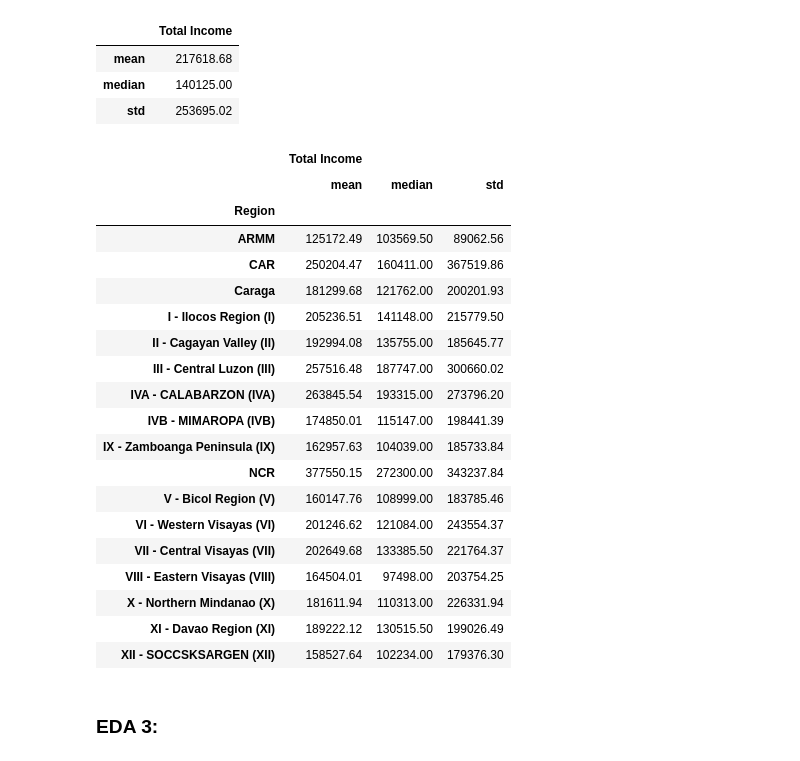
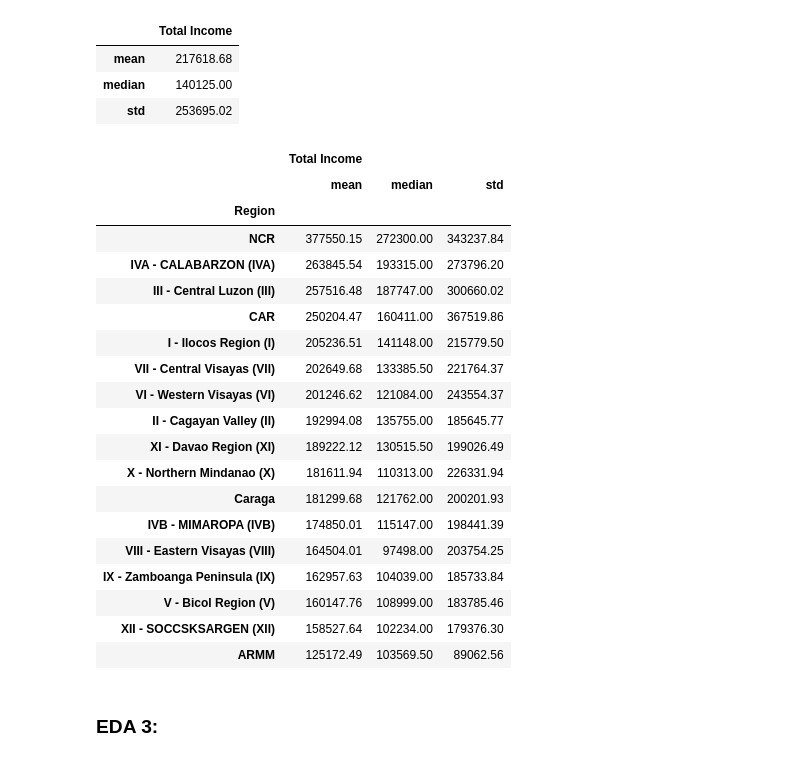
Before and after one commit to definitelyliz/CSMODEL-Phase-1, a Jupyter notebook: CSMODEL Phase 1.ipynb, the cells around one changed output. Saved outputs shown, nothing was run; the diff lists cells and outputs as text; code cells hidden in the pictures.

```diff
--- a/CSMODEL Phase 1.ipynb
+++ b/CSMODEL Phase 1.ipynb
@@ -618,28 +618,27 @@ income_new_df
 # %%
 income_per_region = newDf.groupby('Region').agg({'Total Income': ['mean', 'median', 'std']})
 income_per_region.sort_values(('Total Income', 'mean'), ascending = False)
-income_per_region
 # %% [output]
 |  | Total Income |  |  |
 |  | mean | median | std |
 | Region |  |  |  |
+| NCR | 377550.15 | 272300.00 | 343237.84 |
+| IVA - CALABARZON (IVA) | 263845.54 | 193315.00 | 273796.20 |
+| III - Central Luzon (III) | 257516.48 | 187747.00 | 300660.02 |
+| CAR | 250204.47 | 160411.00 | 367519.86 |
+| I - Ilocos Region (I) | 205236.51 | 141148.00 | 215779.50 |
+| VII - Central Visayas (VII) | 202649.68 | 133385.50 | 221764.37 |
+| VI - Western Visayas (VI) | 201246.62 | 121084.00 | 243554.37 |
+| II - Cagayan Valley (II) | 192994.08 | 135755.00 | 185645.77 |
+| XI - Davao Region (XI) | 189222.12 | 130515.50 | 199026.49 |
+| X - Northern Mindanao (X) | 181611.94 | 110313.00 | 226331.94 |
+| Caraga | 181299.68 | 121762.00 | 200201.93 |
+| IVB - MIMAROPA (IVB) | 174850.01 | 115147.00 | 198441.39 |
+| VIII - Eastern Visayas (VIII) | 164504.01 | 97498.00 | 203754.25 |
+| IX - Zamboanga Peninsula (IX) | 162957.63 | 104039.00 | 185733.84 |
+| V - Bicol Region (V) | 160147.76 | 108999.00 | 183785.46 |
+| XII - SOCCSKSARGEN (XII) | 158527.64 | 102234.00 | 179376.30 |
 | ARMM | 125172.49 | 103569.50 | 89062.56 |
-| CAR | 250204.47 | 160411.00 | 367519.86 |
-| Caraga | 181299.68 | 121762.00 | 200201.93 |
-| I - Ilocos Region (I) | 205236.51 | 141148.00 | 215779.50 |
-| II - Cagayan Valley (II) | 192994.08 | 135755.00 | 185645.77 |
-| III - Central Luzon (III) | 257516.48 | 187747.00 | 300660.02 |
-| IVA - CALABARZON (IVA) | 263845.54 | 193315.00 | 273796.20 |
-| IVB - MIMAROPA (IVB) | 174850.01 | 115147.00 | 198441.39 |
-| IX - Zamboanga Peninsula (IX) | 162957.63 | 104039.00 | 185733.84 |
-| NCR | 377550.15 | 272300.00 | 343237.84 |
-| V - Bicol Region (V) | 160147.76 | 108999.00 | 183785.46 |
-| VI - Western Visayas (VI) | 201246.62 | 121084.00 | 243554.37 |
-| VII - Central Visayas (VII) | 202649.68 | 133385.50 | 221764.37 |
-| VIII - Eastern Visayas (VIII) | 164504.01 | 97498.00 | 203754.25 |
-| X - Northern Mindanao (X) | 181611.94 | 110313.00 | 226331.94 |
-| XI - Davao Region (XI) | 189222.12 | 130515.50 | 199026.49 |
-| XII - SOCCSKSARGEN (XII) | 158527.64 | 102234.00 | 179376.30 |
 # %% [markdown]
 ### EDA 3:
 # %% [markdown]
```
